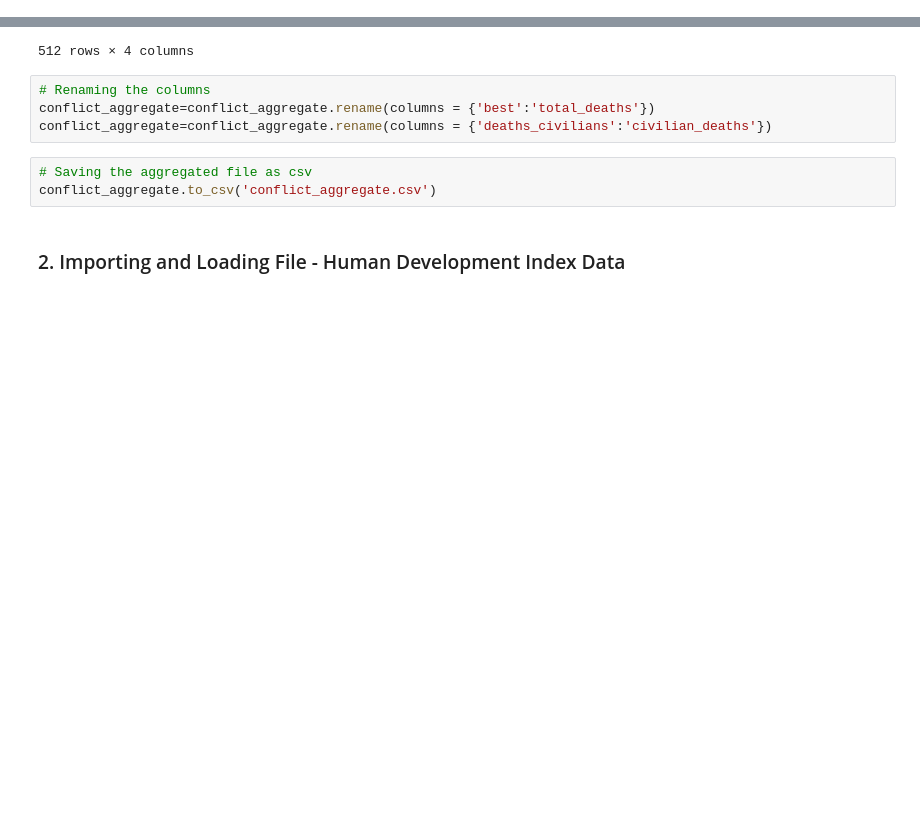
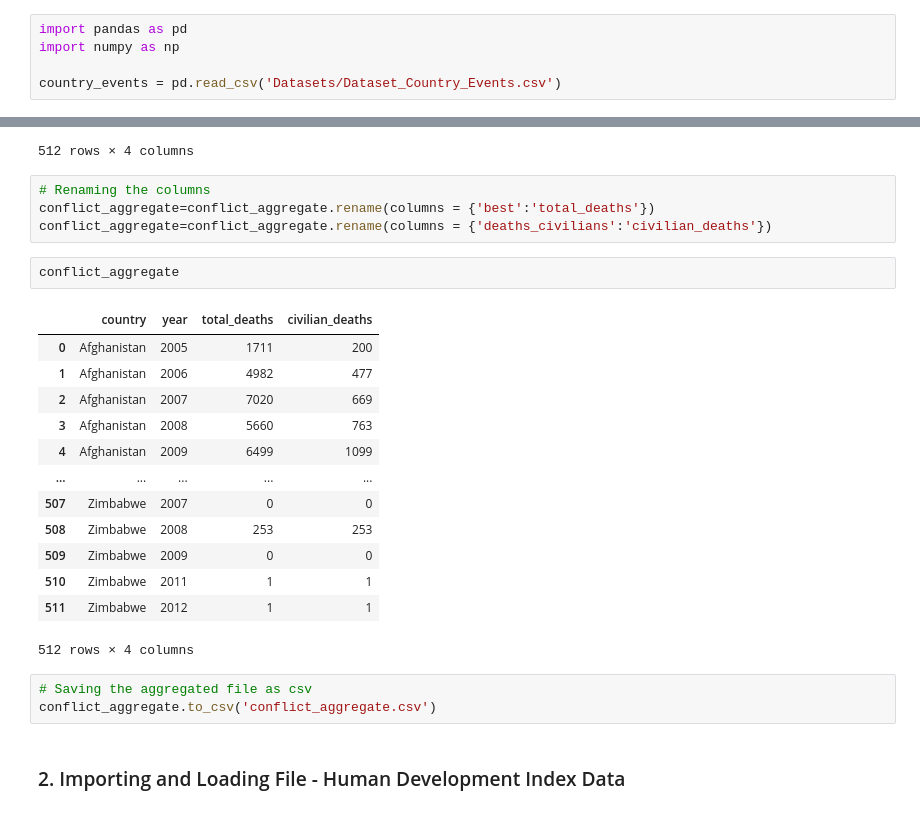
Before and after one commit to ace-ds/DS_Primer, a Jupyter notebook: Data_Management.ipynb, the cells around one changed output, grey strips where cells are left out. Drawn from its saved outputs; the diff is of its cells as text; blank space fills up the shorter version.

```diff
--- a/Data_Management.ipynb
+++ b/Data_Management.ipynb
@@ -9,3 +9,8 @@ In order to get the various armed conflict events happenning in a country, we ne
 The Uppasala Conflict Data Program dashboard would be a great source for this data - https://ucdp.uu.se/
 
 We have already consolidated and downloaded a dataset from this datasource and you can find it in `Datasets/Dataset_Country_Events.csv` path
+# %%
+import pandas as pd
+import numpy as np
+
+country_events = pd.read_csv('Datasets/Dataset_Country_Events.csv')
@@ -73,6 +88,22 @@ conflict_aggregate
 # Renaming the columns
 conflict_aggregate=conflict_aggregate.rename(columns = {'best':'total_deaths'})
 conflict_aggregate=conflict_aggregate.rename(columns = {'deaths_civilians':'civilian_deaths'})
+# %%
+conflict_aggregate
+# %% [output]
+|  | country | year | total_deaths | civilian_deaths |
+| 0 | Afghanistan | 2005 | 1711 | 200 |
+| 1 | Afghanistan | 2006 | 4982 | 477 |
+| 2 | Afghanistan | 2007 | 7020 | 669 |
+| 3 | Afghanistan | 2008 | 5660 | 763 |
+| 4 | Afghanistan | 2009 | 6499 | 1099 |
+| ... | ... | ... | ... | ... |
+| 507 | Zimbabwe | 2007 | 0 | 0 |
+| 508 | Zimbabwe | 2008 | 253 | 253 |
+| 509 | Zimbabwe | 2009 | 0 | 0 |
+| 510 | Zimbabwe | 2011 | 1 | 1 |
+| 511 | Zimbabwe | 2012 | 1 | 1 |
+512 rows × 4 columns
 # %%
 # Saving the aggregated file as csv
 conflict_aggregate.to_csv('conflict_aggregate.csv')
```
Also changed, not shown: parts of 6 cells of this notebook, 8 other files.
